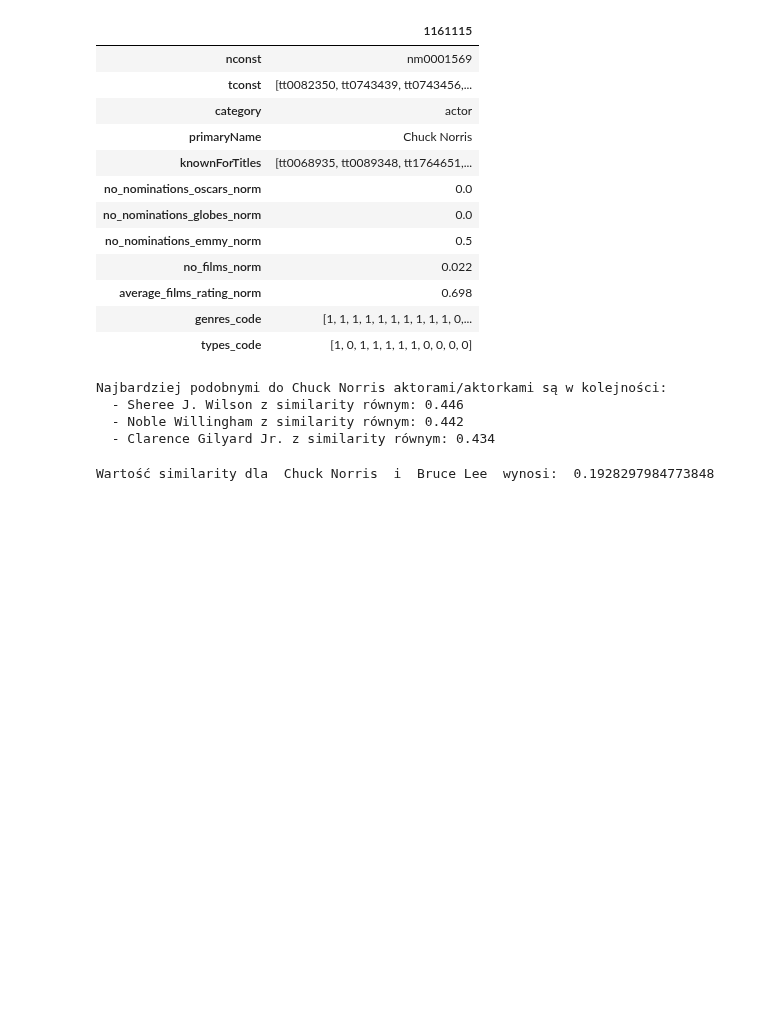
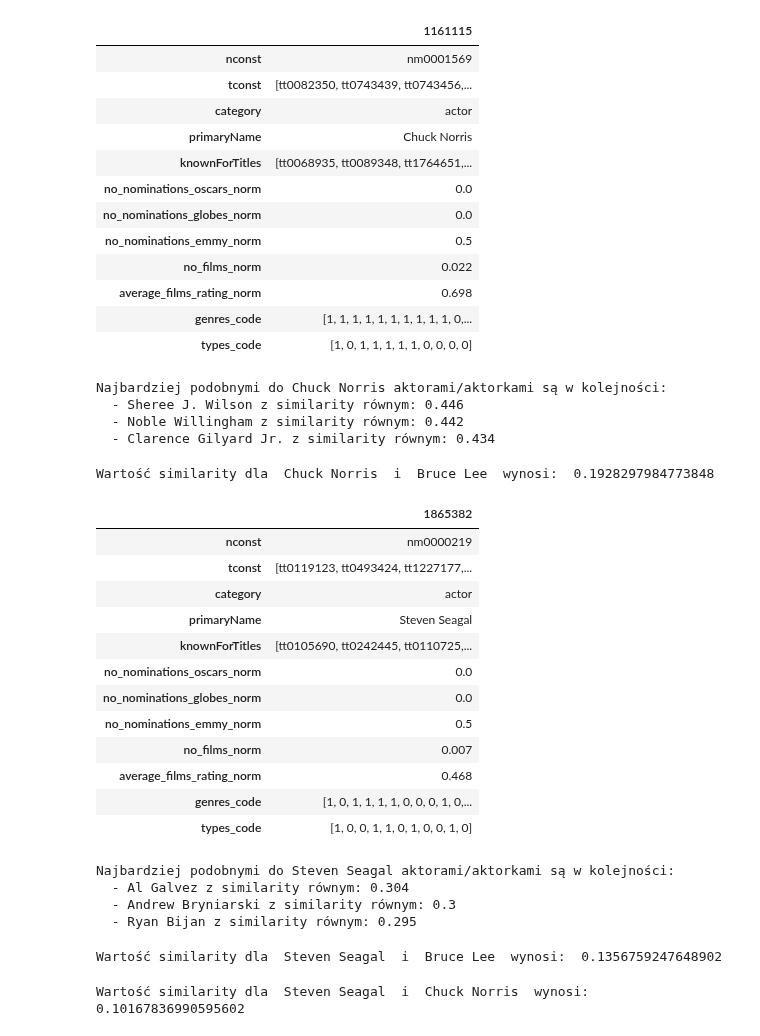
Before and after one commit to PiotrMaciejKowalski/BigData2022-actors, a Jupyter notebook: Testy_podobieństwa.ipynb, the cells around one changed output. Drawn from its saved outputs; the diff is of its cells as text; code cells hidden in the pictures; blank space fills up the shorter version.

```diff
--- a/Testy_podobieństwa.ipynb
+++ b/Testy_podobieństwa.ipynb
@@ -846,3 +846,36 @@ file_object = open(SIMILARITY_VALUES, 'a')
 text = "{}, {}, similarity value: {}\n".format(Chuck_Norris_data[3], Bruce_Lee_data[3], similarity_value)
 file_object.write(text)
 file_object.close()
+# %%
+Steven_Seagal = "nm0000219"
+# %%
+Steven_Seagal_data = find_actor_two_datasets(train_data, validate_data, Steven_Seagal)
+# %% [output]
+|  | 1865382 |
+| nconst | nm0000219 |
+| tconst | [tt0119123, tt0493424, tt1227177,... |
+| category | actor |
+| primaryName | Steven Seagal |
+| knownForTitles | [tt0105690, tt0242445, tt0110725,... |
+| no_nominations_oscars_norm | 0.0 |
+| no_nominations_globes_norm | 0.0 |
+| no_nominations_emmy_norm | 0.5 |
+| no_films_norm | 0.007 |
+| average_films_rating_norm | 0.468 |
+| genres_code | [1, 0, 1, 1, 1, 1, 0, 0, 0, 1, 0,... |
+| types_code | [1, 0, 0, 1, 1, 0, 1, 0, 0, 1, 0] |
+# %%
+if Steven_Seagal in list(train_data['nconst']):
+    ids, values = similarity_one_vs_all_new(train_data, Steven_Seagal_data, True)
+    ids, values = select_top_similiar(ids, values, 3)
+    names = replace_ids_with_names(train_data, ids, 3)
+elif Steven_Seagal in list(validate_data['nconst']):
+    ids, values = similarity_one_vs_all_new(validate_data, Steven_Seagal_data, True)
+    ids, values = select_top_similiar(ids, values, 3)
+    names = replace_ids_with_names(validate_data, ids, 3)
+ranking = print_top_similiar(Steven_Seagal_data[3], names, values)
+# %% [output]
+Najbardziej podobnymi do Steven Seagal aktorami/aktorkami są w kolejności:
+  - Al Galvez z similarity równym: 0.304
+  - Andrew Bryniarski z similarity równym: 0.3
+  - Ryan Bijan z similarity równym: 0.295
@@ -848,0 +887,5 @@ file_object.close()
+# %%
+similarity_value = similarity_new(Steven_Seagal_data, Bruce_Lee_data, True)
+print("Wartość similarity dla ", Steven_Seagal_data[3], " i ",Bruce_Lee_data[3], " wynosi: ", similarity_value)
+# %% [output]
+Wartość similarity dla  Steven Seagal  i  Bruce Lee  wynosi:  0.1356759247648902
@@ -848,0 +897,5 @@ file_object.close()
+# %%
+similarity_value = similarity_new(Steven_Seagal_data, Chuck_Norris_data, True)
+print("Wartość similarity dla ", Steven_Seagal_data[3], " i ",Chuck_Norris_data[3], " wynosi: ", similarity_value)
+# %% [output]
+Wartość similarity dla  Steven Seagal  i  Chuck Norris  wynosi:  0.10167836990595602
```
Also changed, not shown: parts of 80 cells of this notebook.
